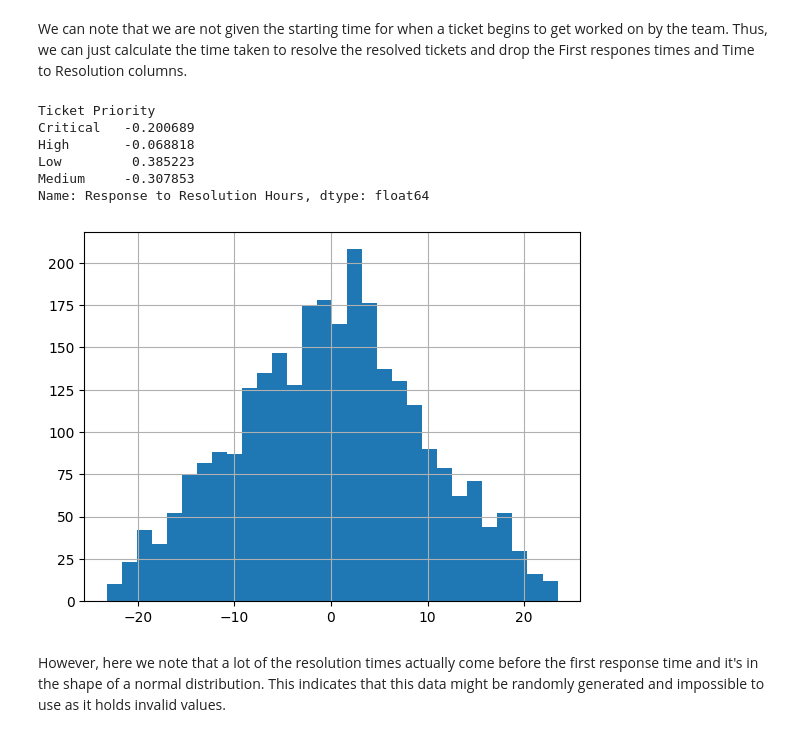
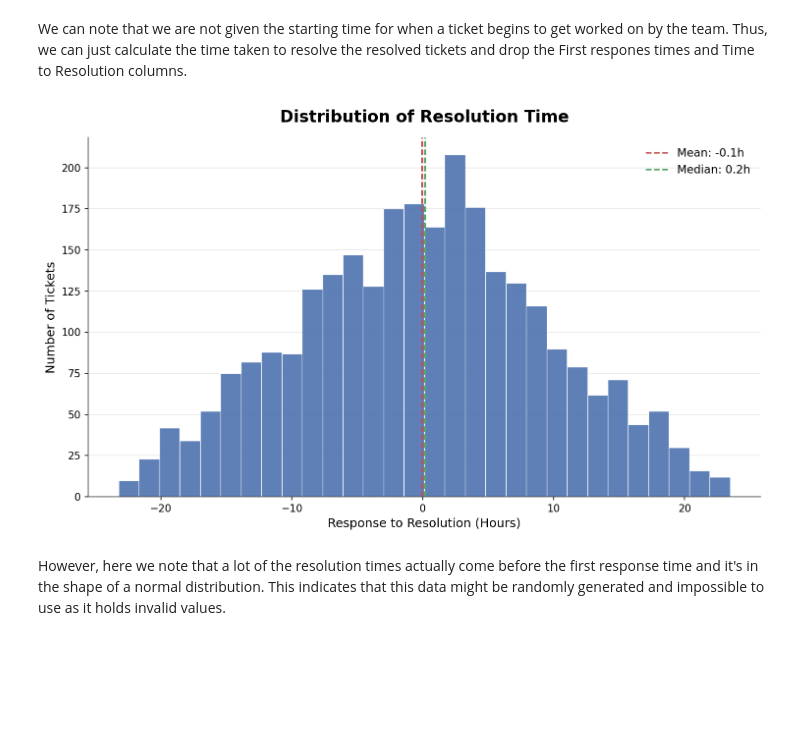
Before and after one commit to dpark2380/datasoc-atlassian-datathon, a Jupyter notebook: analysis/EDA.ipynb, the cells around one changed output. Drawn from its saved outputs; the diff is of its cells as text; code cells hidden in the pictures; blank space fills up the shorter version.

Commit message:
Added some graphs to EDA

```diff
--- a/analysis/EDA.ipynb
+++ b/analysis/EDA.ipynb
@@ -299,18 +299,55 @@ combined_df["Response to Resolution Hours"] = (
     combined_df["Time to Resolution"] - combined_df["First Response Time"]
 ).dt.total_seconds() / 3600
 # %%
+import matplotlib.pyplot as plt
+import matplotlib.ticker as mticker
+
 resolvedDf = combined_df[combined_df["Ticket Stage"] == "Resolved"]
-resolvedDf["Response to Resolution Hours"].describe()
-resolvedDf["Response to Resolution Hours"].hist(bins=30)
-resolvedDf.groupby("Ticket Priority")["Response to Resolution Hours"].mean()
+
+fig, ax = plt.subplots(figsize=(10, 6), dpi=150)
+
+data = resolvedDf["Response to Resolution Hours"].dropna()
+
+ax.hist(
+    data,
+    bins=30,
+    color="#4C72B0",
+    edgecolor="white",
+    linewidth=0.6,
+    alpha=0.9
+)
+
+# Reference lines
+mean_val = data.mean()
+median_val = data.median()
+ax.axvline(mean_val, color="#C44E52", linestyle="--", linewidth=1.5, label=f"Mean: {mean_val:.1f}h")
+ax.axvline(median_val, color="#55A868", linestyle="--", linewidth=1.5, label=f"Median: {median_val:.1f}h")
+
+# Titles and labels
+ax.set_title("Distribution of Resolution Time", fontsize=16, fontweight="bold", pad=15)
+ax.set_xlabel("Response to Resolution (Hours)", fontsize=12)
+ax.set_ylabel("Number of Tickets", fontsize=12)
+
+# Clean up spines
+ax.spines["top"].set_visible(False)
+ax.spines["right"].set_visible(False)
+ax.spines["left"].set_color("#444444")
+ax.spines["bottom"].set_color("#444444")
+
+# Gridlines behind bars, subtle
+ax.grid(axis="y", linestyle="-", alpha=0.3)
+ax.set_axisbelow(True)
+
+# Thousands separators on y-axis if counts are large
+ax.yaxis.set_major_formatter(mticker.FuncFormatter(lambda x, _: f"{int(x):,}"))
+
+ax.legend(frameon=False, fontsize=11)
+
+plt.tight_layout()
+plt.savefig("resolution_time_histogram.png", dpi=300, bbox_inches="tight")
+plt.show()
 # %% [output]
-Ticket Priority
-Critical   -0.200689
-High       -0.068818
-Low         0.385223
-Medium     -0.307853
-Name: Response to Resolution Hours, dtype: float64
-[figure, old version]
+[figure, new version]
 # %% [markdown]
 However, here we note that a lot of the resolution times actually come before the first response time and it's in the shape of a normal distribution. This indicates that this data might be randomly generated and impossible to use as it holds invalid values.
 # %%
```
Also changed, not shown: parts of 8 cells of this notebook, 2 other files.
